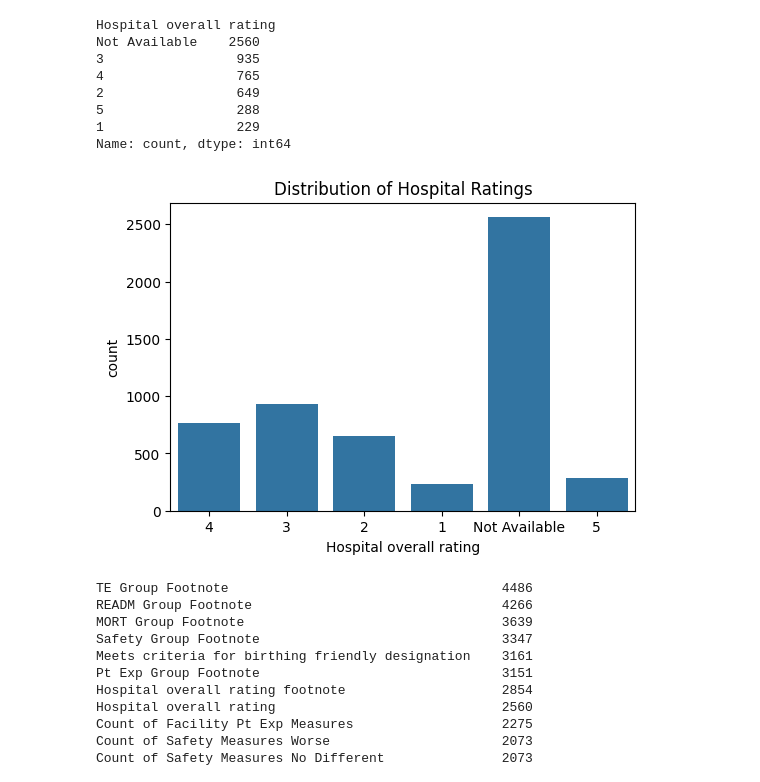
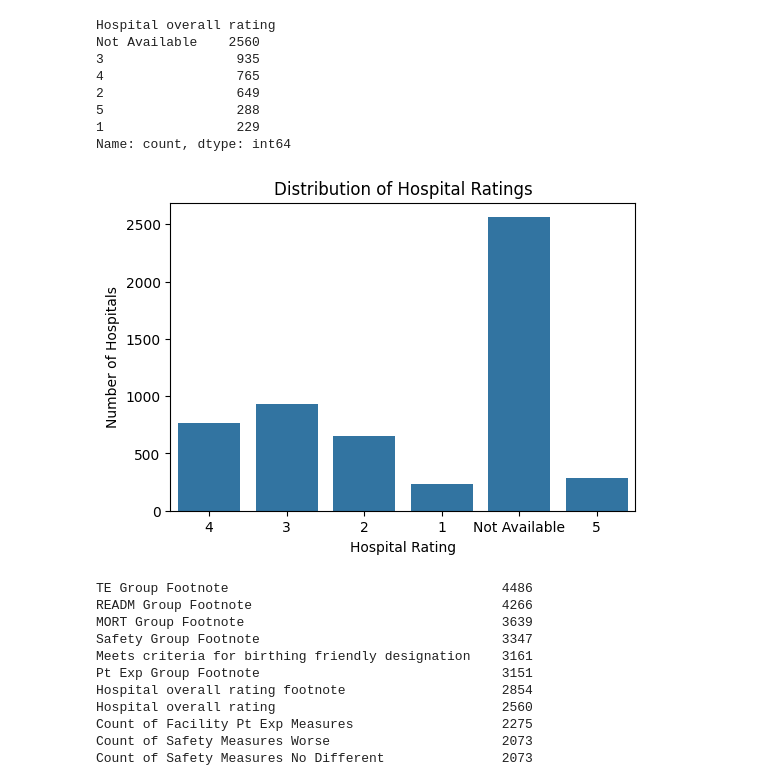
Before and after one commit to gharnaldo/ndudsproj1, a Jupyter notebook: hospital_analysis.ipynb, the cells around one changed output. Drawn from its saved outputs; the diff is of its cells as text; code cells hidden in the pictures.

```diff
--- a/hospital_analysis.ipynb
+++ b/hospital_analysis.ipynb
@@ -125,7 +252,13 @@ Not Available    2560
 1                 229
 Name: count, dtype: int64
 # %%
-plot_rating_distribution(df,"Hospital overall rating")
+plot_count_distribution(
+    df,
+    "Hospital overall rating",
+    "Distribution of Hospital Ratings",
+    "Hospital Rating",
+    "Number of Hospitals"
+)
 # %% [output]
-[figure, old version]
+[figure, new version]
 # %%
```
Also changed, not shown: parts of 12 cells of this notebook.
